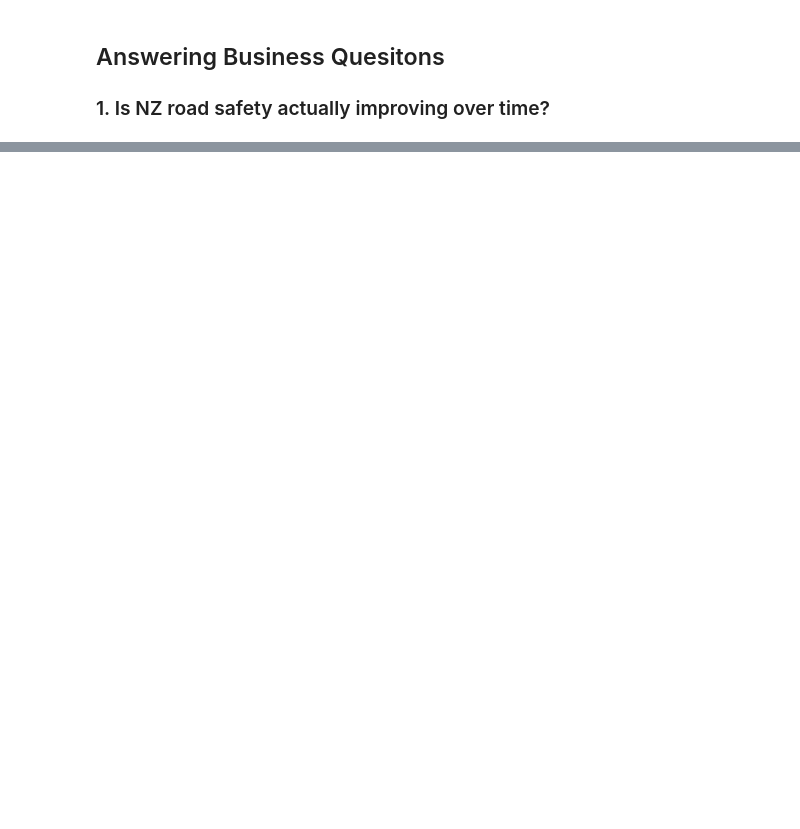
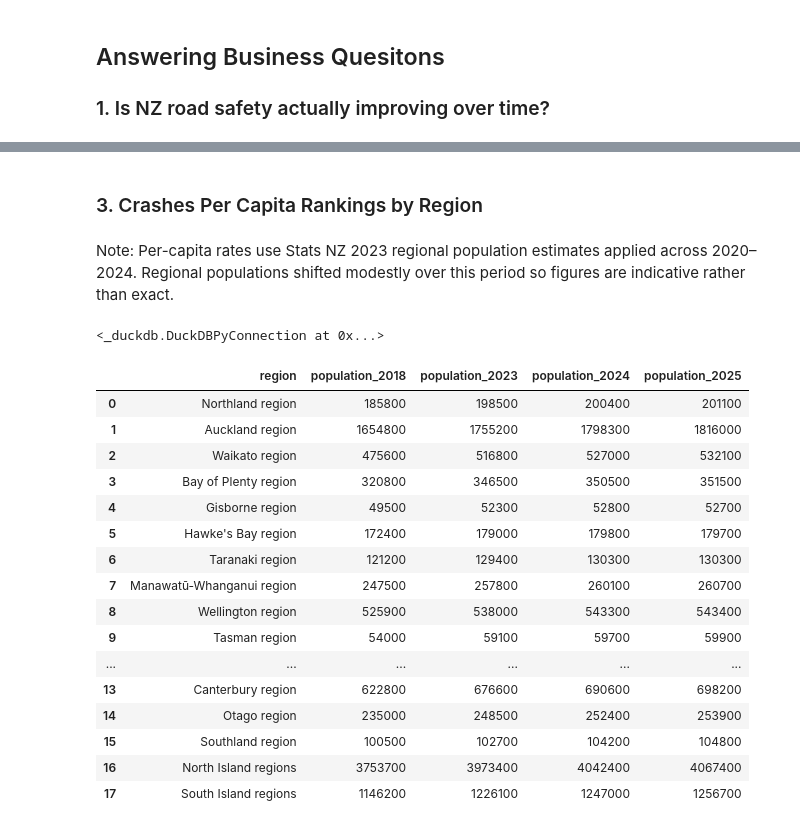
Before and after one commit to Lam-Truong/nz-road-safety-sql, a Jupyter notebook: project_1_workbook.ipynb, the cells around one changed output, grey strips where cells are left out. Drawn from its saved outputs; the diff is of its cells as text; code cells hidden in the pictures; blank space fills up the shorter version.

```diff
--- a/project_1_workbook.ipynb
+++ b/project_1_workbook.ipynb
@@ -218,0 +312,36 @@ trend_result
+# %% [markdown]
+### 3. Crashes Per Capita Rankings by Region
+# %% [markdown]
+Note: Per-capita rates use Stats NZ 2023 regional population estimates applied across 2020–2024. Regional populations shifted modestly over this period so figures are indicative rather than exact.
+# %%
+## Read the StatsNZ population data into the database
+con.execute("""CREATE OR REPLACE TABLE population AS
+SELECT
+    Region as region,
+    CAST(REPLACE(population_2018, ',', '') AS INTEGER) AS population_2018,
+    CAST(REPLACE(population_2023, ',', '') AS INTEGER) AS population_2023,
+    CAST(REPLACE(population_2024, ',', '') AS INTEGER) AS population_2024,
+    CAST(REPLACE(population_2025, ',', '') AS INTEGER) AS population_2025
+FROM read_csv_auto('data/statsnz_regional_population.csv', header=true);""")
+# %% [output]
+<_duckdb.DuckDBPyConnection at 0x...>
+# %%
+con.execute("""SELECT * FROM population""").fetchdf()
+# %% [output]
+|  | region | population_2018 | population_2023 | population_2024 | population_2025 |
+| 0 | Northland region | 185800 | 198500 | 200400 | 201100 |
+| 1 | Auckland region | 1654800 | 1755200 | 1798300 | 1816000 |
+| 2 | Waikato region | 475600 | 516800 | 527000 | 532100 |
+| 3 | Bay of Plenty region | 320800 | 346500 | 350500 | 351500 |
+| 4 | Gisborne region | 49500 | 52300 | 52800 | 52700 |
+| 5 | Hawke's Bay region | 172400 | 179000 | 179800 | 179700 |
+| 6 | Taranaki region | 121200 | 129400 | 130300 | 130300 |
+| 7 | Manawatū-Whanganui region | 247500 | 257800 | 260100 | 260700 |
+| 8 | Wellington region | 525900 | 538000 | 543300 | 543400 |
+| 9 | Tasman region | 54000 | 59100 | 59700 | 59900 |
+| ... | ... | ... | ... | ... | ... |
+| 13 | Canterbury region | 622800 | 676600 | 690600 | 698200 |
+| 14 | Otago region | 235000 | 248500 | 252400 | 253900 |
+| 15 | Southland region | 100500 | 102700 | 104200 | 104800 |
+| 16 | North Island regions | 3753700 | 3973400 | 4042400 | 4067400 |
+| 17 | South Island regions | 1146200 | 1226100 | 1247000 | 1256700 |
```
Also changed, not shown: parts of 21 cells of this notebook, 2 other files.
